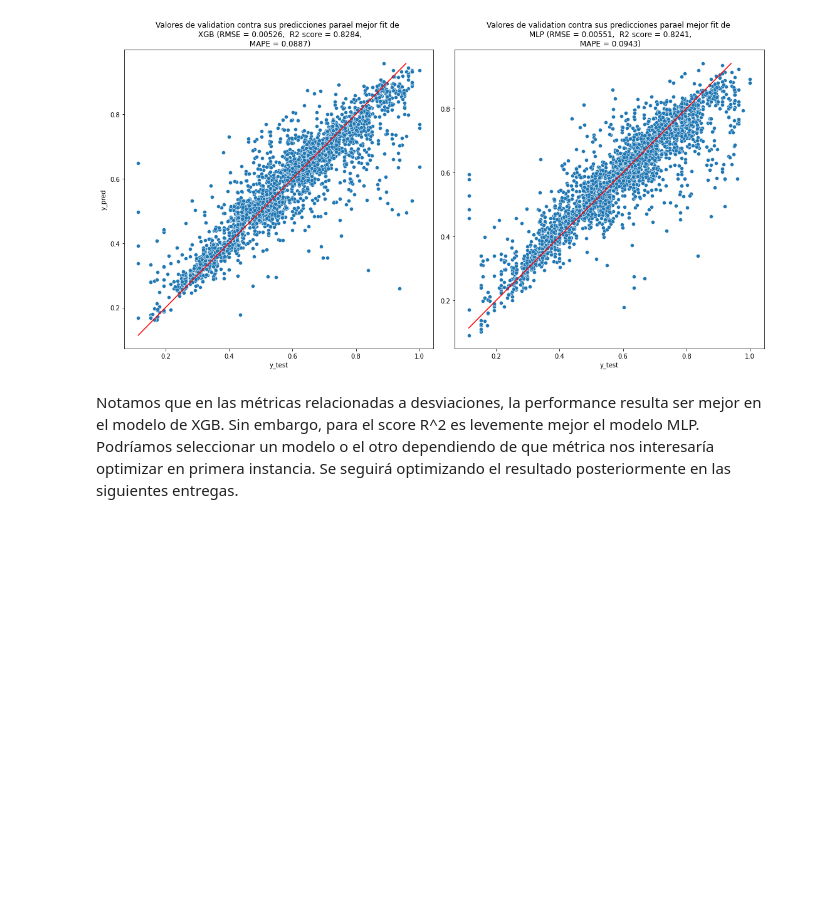
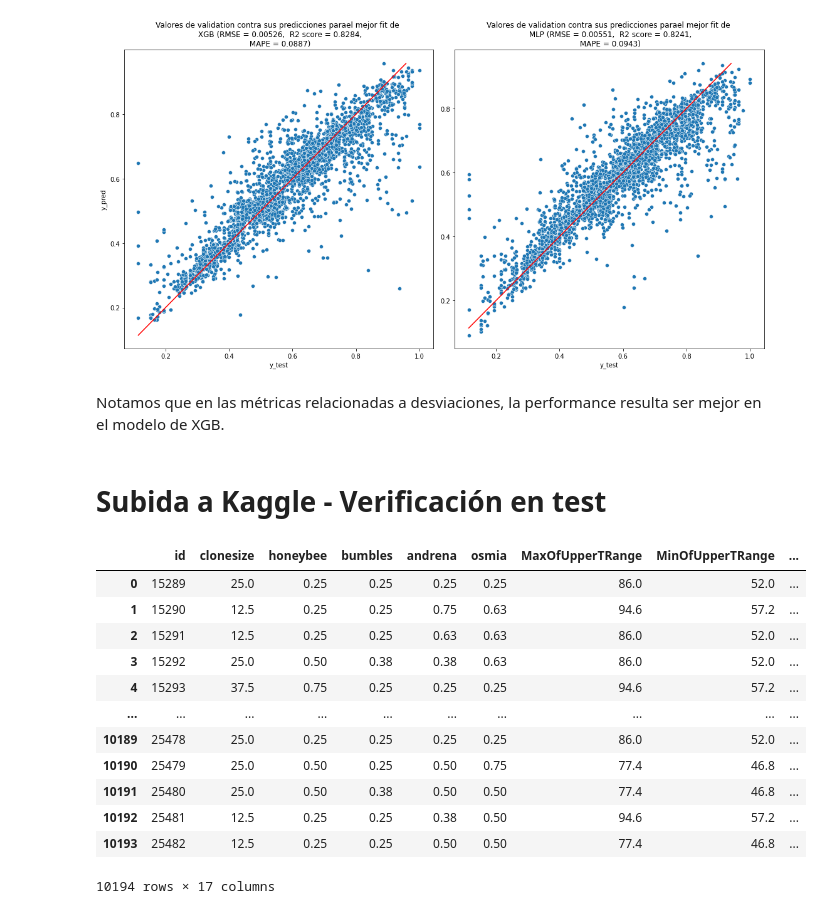
Before and after one commit to emsjoac2002/CoderHouse, a Jupyter notebook: Primer pre-entrega.ipynb, the cells around one changed output. Drawn from its saved outputs; the diff is of its cells as text; code cells hidden in the pictures; blank space fills up the shorter version.

```diff
--- a/Primer pre-entrega.ipynb
+++ b/Primer pre-entrega.ipynb
@@ -1159,4 +1159,6 @@ plt.show()
 # %% [output]
 [figure]
 # %% [markdown]
-Notamos que en las métricas relacionadas a desviaciones, la performance resulta ser mejor en el modelo de XGB. Sin embargo, para el score R^2 es levemente mejor el modelo MLP. Podríamos seleccionar un modelo o el otro dependiendo de que métrica nos interesaría optimizar en primera instancia. Se seguirá optimizando el resultado posteriormente en las siguientes entregas.
+Notamos que en las métricas relacionadas a desviaciones, la performance resulta ser mejor en el modelo de XGB.
+# %% [markdown]
+# Subida a Kaggle - Verificación en test
@@ -1162,0 +1167,16 @@ Notamos que en las métricas relacionadas a desviaciones, la performance resulta
+# %%
+df_test
+# %% [output]
+|  | id | clonesize | honeybee | bumbles | andrena | osmia | MaxOfUpperTRange | MinOfUpperTRange | ... |
+| 0 | 15289 | 25.0 | 0.25 | 0.25 | 0.25 | 0.25 | 86.0 | 52.0 | ... |
+| 1 | 15290 | 12.5 | 0.25 | 0.25 | 0.75 | 0.63 | 94.6 | 57.2 | ... |
+| 2 | 15291 | 12.5 | 0.25 | 0.25 | 0.63 | 0.63 | 86.0 | 52.0 | ... |
+| 3 | 15292 | 25.0 | 0.50 | 0.38 | 0.38 | 0.63 | 86.0 | 52.0 | ... |
+| 4 | 15293 | 37.5 | 0.75 | 0.25 | 0.25 | 0.25 | 94.6 | 57.2 | ... |
+| ... | ... | ... | ... | ... | ... | ... | ... | ... | ... |
+| 10189 | 25478 | 25.0 | 0.25 | 0.25 | 0.25 | 0.25 | 86.0 | 52.0 | ... |
+| 10190 | 25479 | 25.0 | 0.50 | 0.25 | 0.50 | 0.75 | 77.4 | 46.8 | ... |
+| 10191 | 25480 | 25.0 | 0.50 | 0.38 | 0.50 | 0.50 | 77.4 | 46.8 | ... |
+| 10192 | 25481 | 12.5 | 0.25 | 0.25 | 0.38 | 0.50 | 94.6 | 57.2 | ... |
+| 10193 | 25482 | 12.5 | 0.25 | 0.25 | 0.50 | 0.50 | 77.4 | 46.8 | ... |
+10194 rows × 17 columns
```
Also changed, not shown: parts of 9 cells of this notebook.
